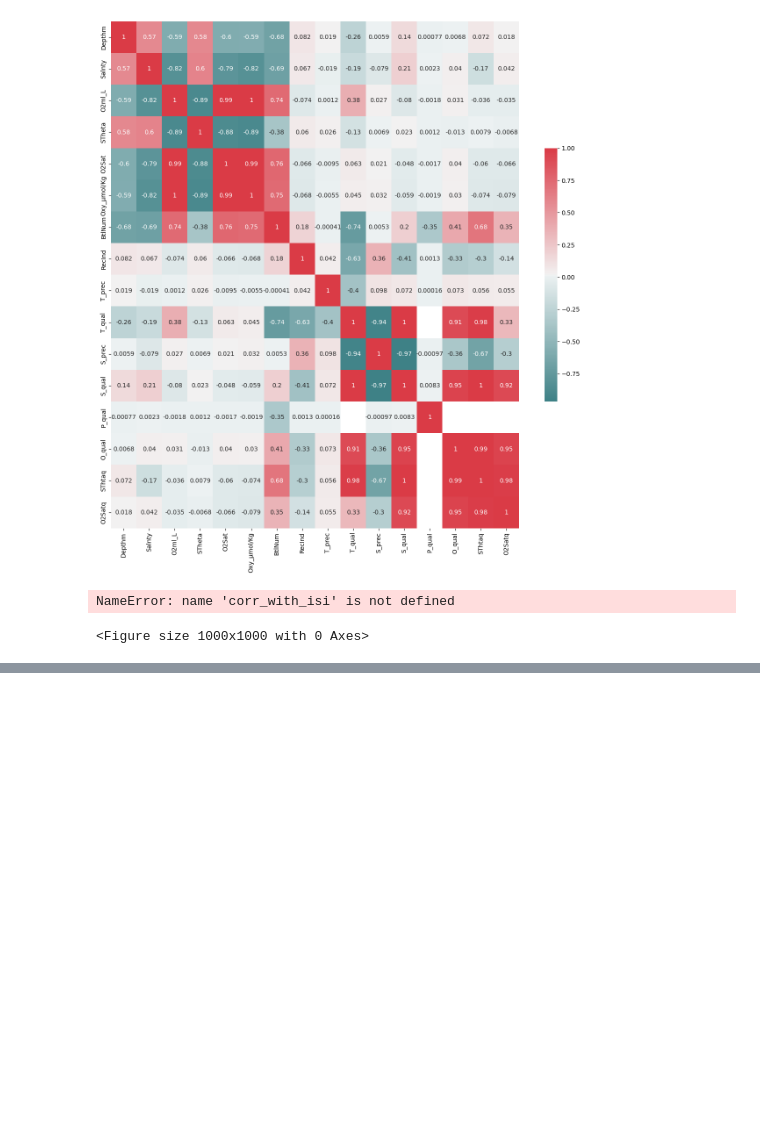
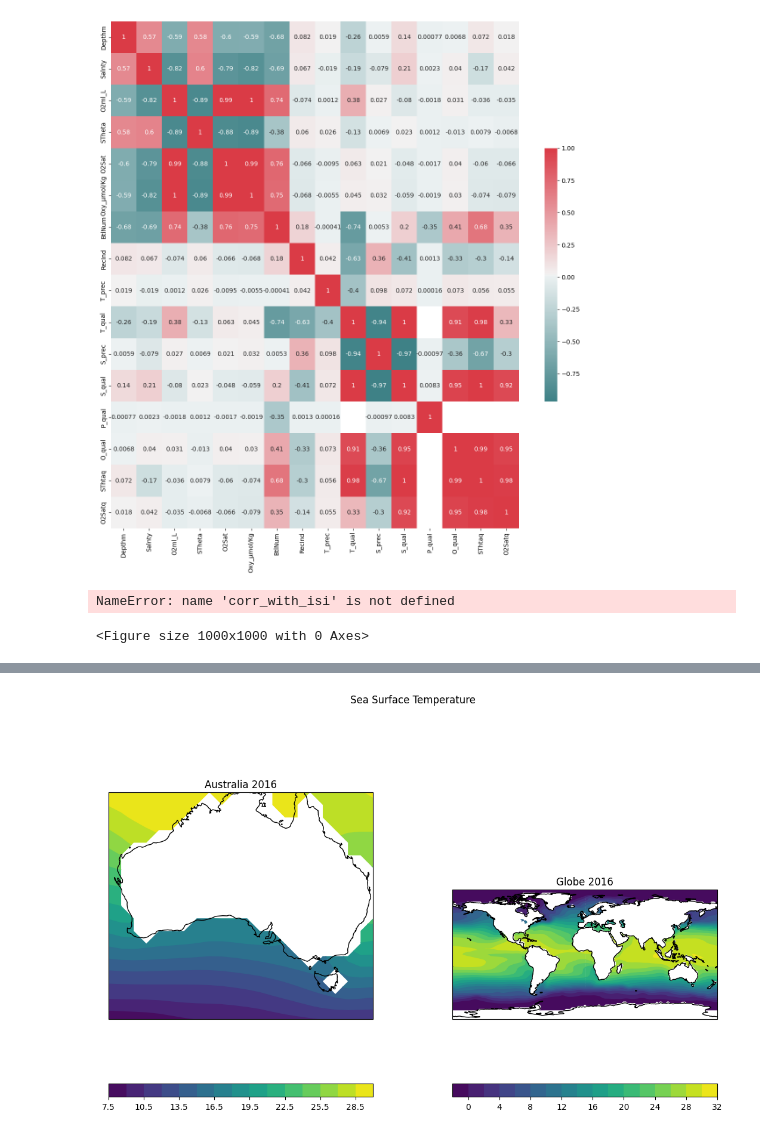
Before and after one commit to nci900/Data-Analytics, a Jupyter notebook: data_analytics.ipynb, the cells around one changed output, grey strips where cells are left out. Cells and saved outputs as stored; diff of their text form; code cells hidden in the pictures; blank space fills up the shorter version.

```diff
--- a/data_analytics.ipynb
+++ b/data_analytics.ipynb
@@ -108,0 +272,5 @@ dataframe.isnull().sum()
+# %%
+filenames=[]
+for i in range(1960,2017):
+    file='/scratch/vp91/zxw900/sea_surf_temp_data/NOAA_NCDC_ERSST_v3b_SST-'+str(i)+'.nc'
+    filenames.append(file)
@@ -108,0 +297,3 @@ dataframe.isnull().sum()
+# %%
+cubes = iris.load(filenames, 'sea_surface_temperature')
+cubes
@@ -108,0 +318,39 @@ dataframe.isnull().sum()
+# %%
+Australia = cubes.extract(iris.Constraint(latitude=lambda v: -50 < v < -10,
+                                          longitude=lambda vv: 110 < vv < 155))
+
+Globe = cubes.extract(iris.Constraint(latitude=lambda v: -90 <= v <= 90,
+                                      longitude=lambda vv: 0 <= vv <= 360))
+# %%
+# Create a wider than normal figure to support our two plots
+plt.figure(figsize=(12, 8), dpi=100)
+
+# Manually adjust the spacings which are used when creating subplots
+plt.subplots_adjust(hspace=0.05, wspace=0.3, top=0.95, bottom=0.05, left=0.075, right=0.925)
+
+year = 2016
+i = year-1960
+
+cube_aus = Australia[i].collapsed('time', iris.analysis.MEAN)
+cube_globe = Globe[i].collapsed('time', iris.analysis.MEAN)
+
+# Plot for Australia
+plt.subplot(1, 2, 1) # 1 row, 2 columns, 1st plot
+cf_aus = iplt.contourf(cube_aus, 20)
+plt.gca().coastlines()
+colorbar_aus = plt.colorbar(cf_aus, orientation='horizontal')
+plt.title('Australia ' + str(year))
+
+# Plot for Globe
+plt.subplot(1, 2, 2) # 1 row, 2 columns, 2nd plot
+cf_globe = iplt.contourf(cube_globe, 20)
+plt.gca().coastlines()
+colorbar_globe = plt.colorbar(cf_globe, orientation='horizontal')
+plt.title('Globe ' + str(year))
+
+# Overall title
+plt.suptitle('Sea Surface Temperature', y=1)
+
+plt.show()
+# %% [output]
+[figure, added]
```
Also changed, not shown: parts of 17 cells of this notebook, 2 other files.
